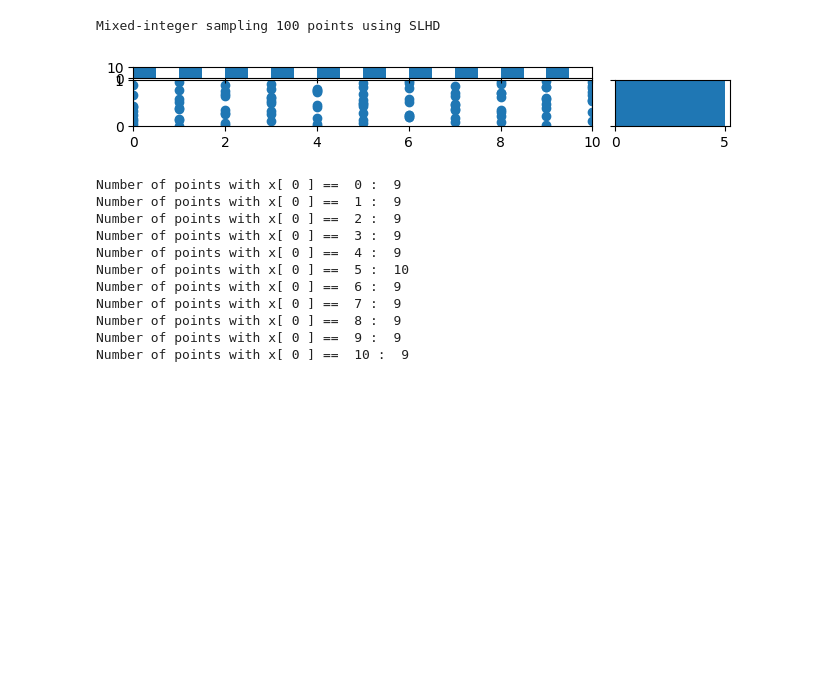
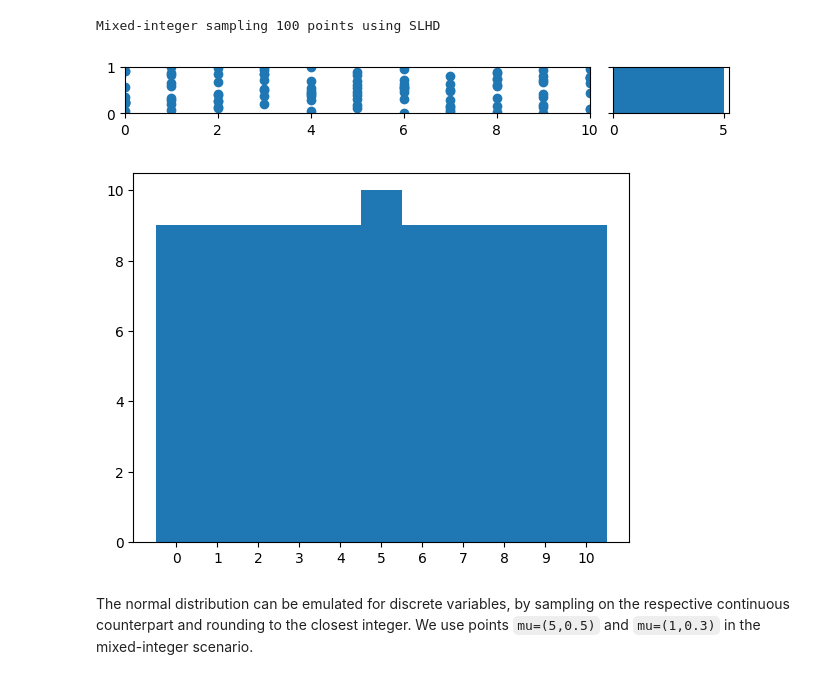
Before and after one commit to NREL/soogo, a Jupyter notebook: examples/sampling.ipynb, the cells around one changed output. Cells and saved outputs as stored; diff of their text form; code cells hidden in the pictures; blank space fills up the shorter version.

Commit message:
Improve docs for sampling notebook

```diff
--- a/examples/sampling.ipynb
+++ b/examples/sampling.ipynb
@@ -250,31 +263,13 @@ Number of points with x[ 0 ] ==  10 :  5
 # %%
 print("Mixed-integer sampling", m, "points using SLHD")
 sample = Sampler(m).get_slhd_sample(bounds, iindex=iindex)
 plot_sample_2d(sample, bounds, iindex=iindex)
-
-for i in range(0,11):
-    print(
-        "Number of points with x[",
-        iindex[0],
-        "] == ",
-        i,
-        ": ",
-        np.sum(sample[:,iindex[0]] == i)
-        )
 # %% [output]
 Mixed-integer sampling 100 points using SLHD
-[figure, old version]
+[figure, new version]
-Number of points with x[ 0 ] ==  0 :  9
-Number of points with x[ 0 ] ==  1 :  9
-Number of points with x[ 0 ] ==  2 :  9
-Number of points with x[ 0 ] ==  3 :  9
-Number of points with x[ 0 ] ==  4 :  9
-Number of points with x[ 0 ] ==  5 :  10
-Number of points with x[ 0 ] ==  6 :  9
-Number of points with x[ 0 ] ==  7 :  9
-Number of points with x[ 0 ] ==  8 :  9
-Number of points with x[ 0 ] ==  9 :  9
-Number of points with x[ 0 ] ==  10 :  9
+[figure, added]
+# %% [markdown]
+The normal distribution can be emulated for discrete variables, by sampling on the respective continuous counterpart and rounding to the closest integer. We use points `mu=(5,0.5)` and `mu=(1,0.3)` in the mixed-integer scenario.
 # %%
 sigma = 0.1
 mu = lb + (ub - lb) / 2
```
Also changed, not shown: parts of 22 cells of this notebook.
